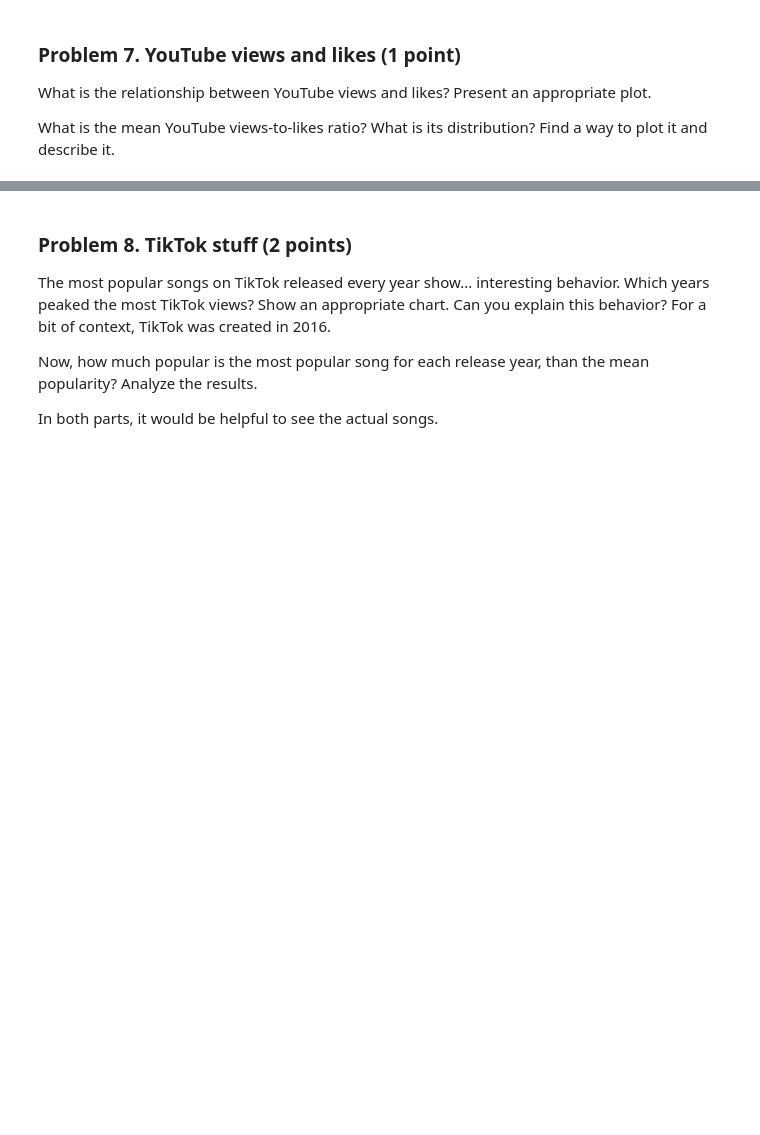
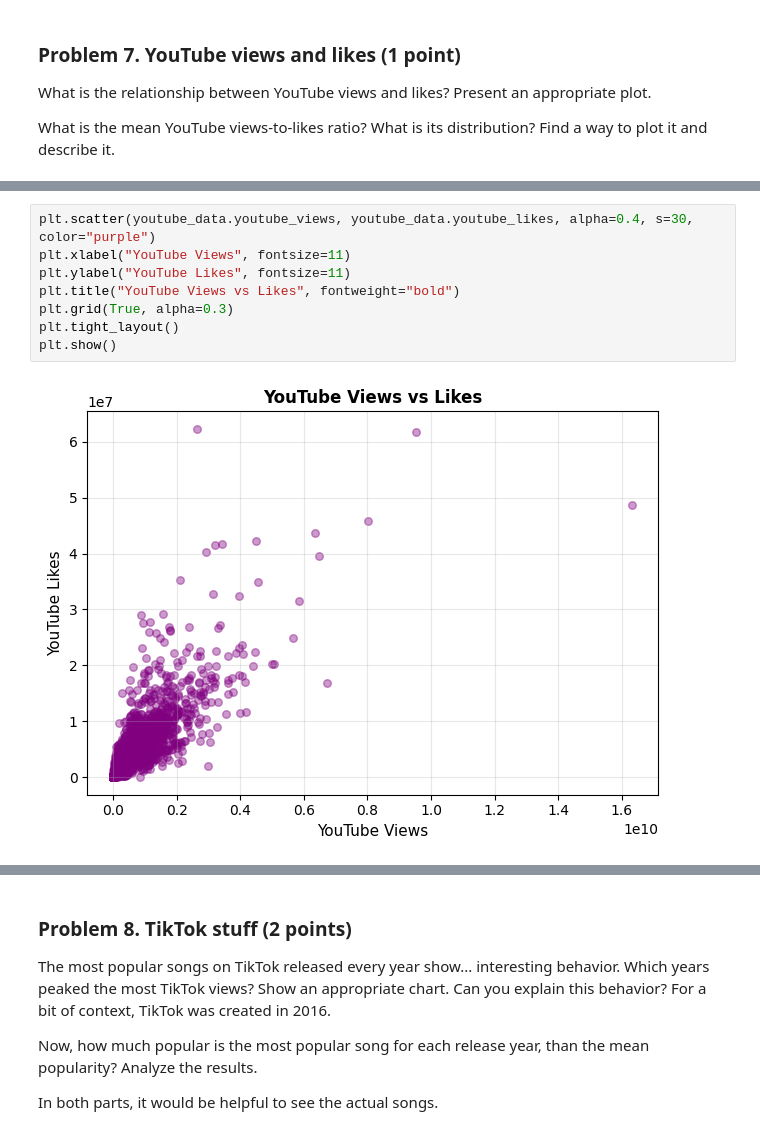
Before and after one commit to VladoDev03/data-science-softuni, a Jupyter notebook: 02-data-visualization-exploratory-data-analysis/Data Visualization and EDA Lab.ipynb, the cells around one changed output, grey strips where cells are left out. Saved outputs shown, nothing was run; the diff lists cells and outputs as text; blank space fills up the shorter version.

```diff
--- a/02-data-visualization-exploratory-data-analysis/Data Visualization and EDA Lab.ipynb
+++ b/02-data-visualization-exploratory-data-analysis/Data Visualization and EDA Lab.ipynb
@@ -502,0 +552,10 @@ What is the mean YouTube views-to-likes ratio? What is its distribution? Find a
+# %%
+plt.scatter(youtube_data.youtube_views, youtube_data.youtube_likes, alpha=0.4, s=30, color="purple")
+plt.xlabel("YouTube Views", fontsize=11)
+plt.ylabel("YouTube Likes", fontsize=11)
+plt.title("YouTube Views vs Likes", fontweight="bold")
+plt.grid(True, alpha=0.3)
+plt.tight_layout()
+plt.show()
+# %% [output]
+[figure, added]
```
Also changed, not shown: parts of 11 cells of this notebook.
